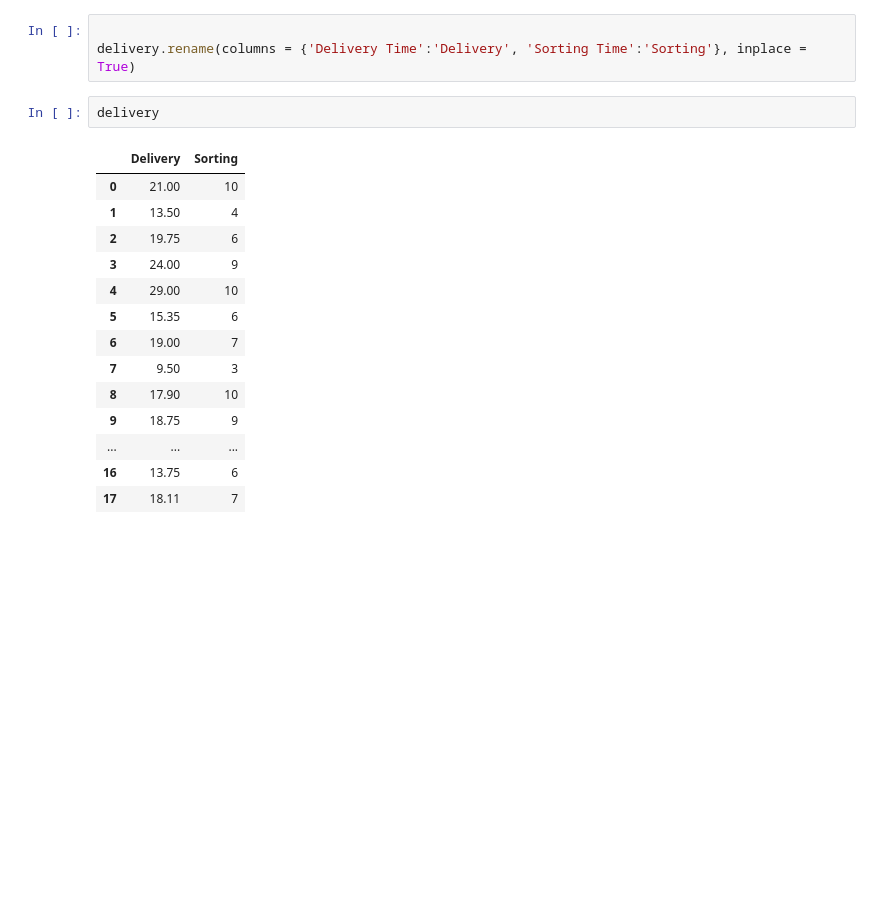
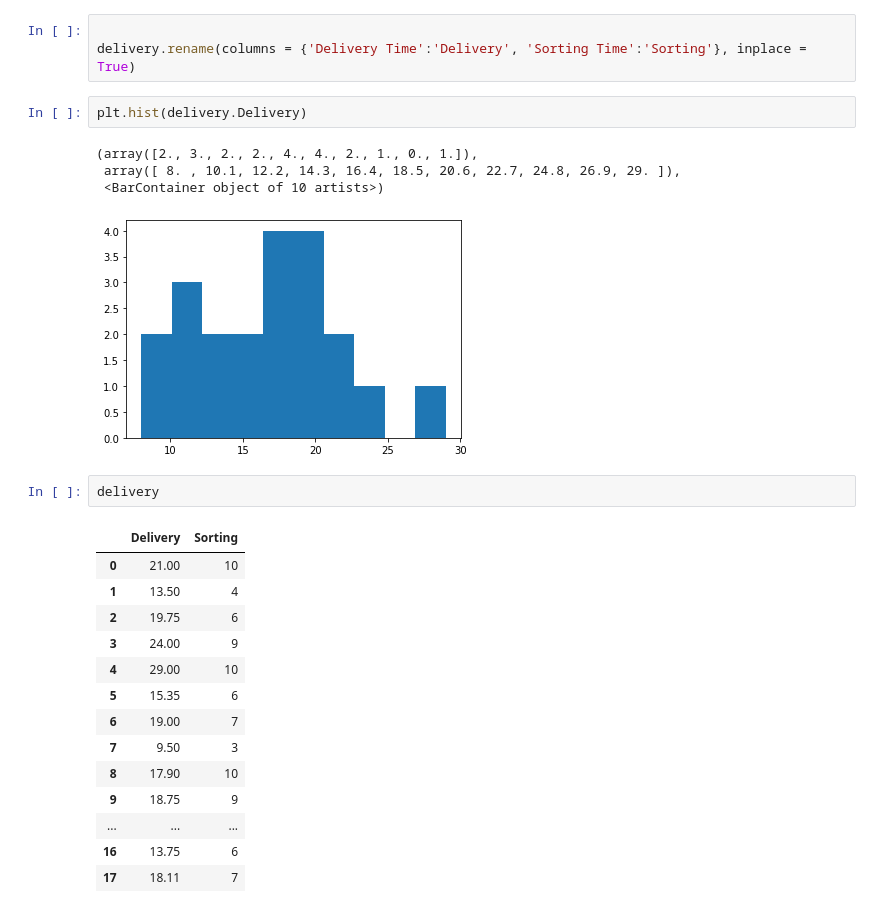
Before and after one commit to vikrantv91/Excelr-Assignment, a Jupyter notebook: Linear regression/Delivery time.ipynb, the cells around one changed output. Saved outputs shown, nothing was run; the diff lists cells and outputs as text; blank space fills up the shorter version.

```diff
--- a/Linear regression/Delivery time.ipynb
+++ b/Linear regression/Delivery time.ipynb
@@ -71,6 +71,13 @@ plt.show()
 # %%
 
 delivery.rename(columns = {'Delivery Time':'Delivery', 'Sorting Time':'Sorting'}, inplace = True)
+# %%
+plt.hist(delivery.Delivery)
+# %% [output]
+(array([2., 3., 2., 2., 4., 4., 2., 1., 0., 1.]),
+ array([ 8. , 10.1, 12.2, 14.3, 16.4, 18.5, 20.6, 22.7, 24.8, 26.9, 29. ]),
+ <BarContainer object of 10 artists>)
+[figure, added]
 # %%
 delivery
 # %% [output]
```
Also changed, not shown: parts of 26 cells of this notebook, 1 other file.
